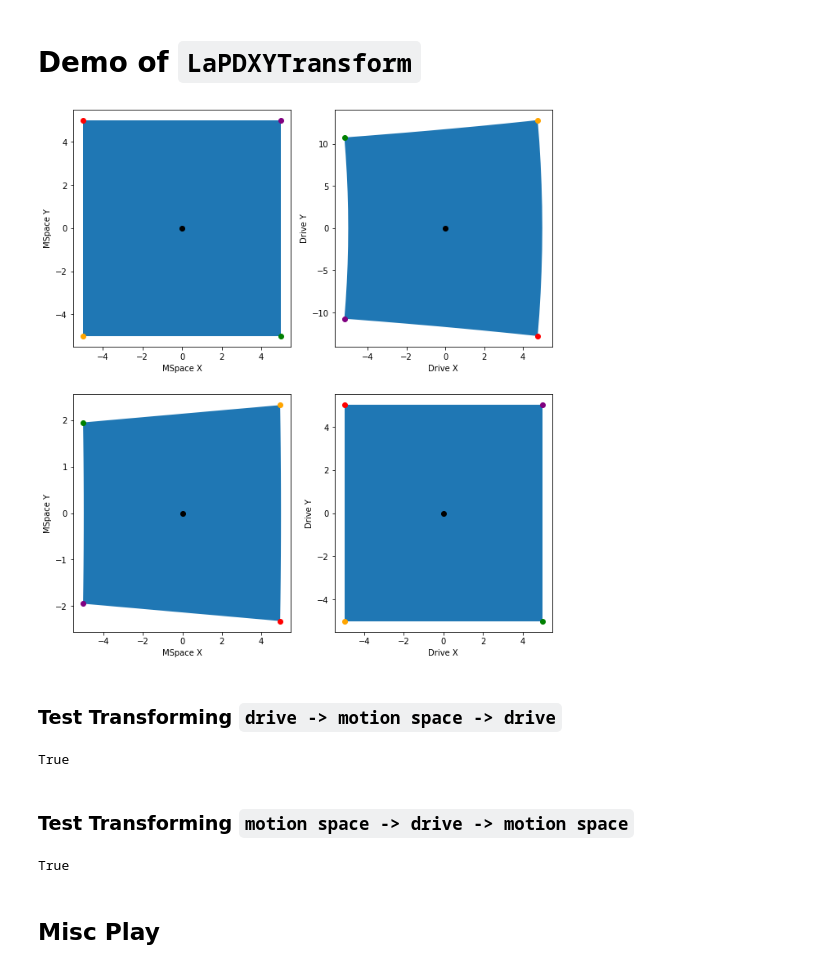
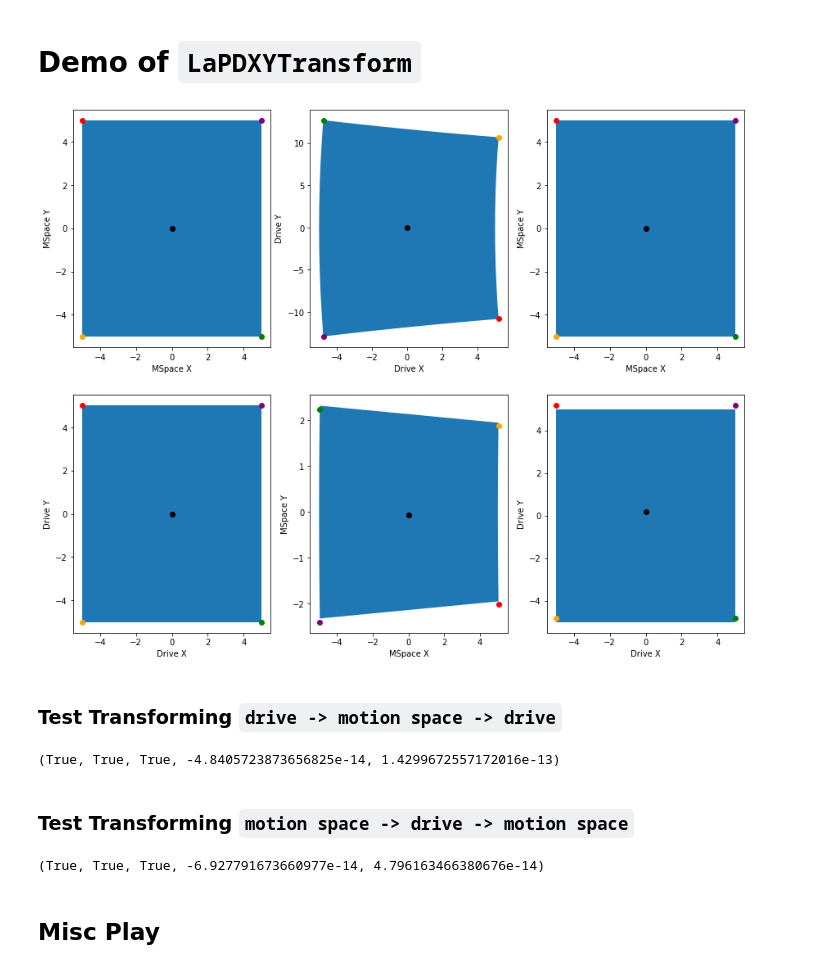
Before and after one commit to BaPSF/bapsf_motion, a Jupyter notebook: docs/notebooks/transform/lapd_xy_transform.ipynb, the cells around one changed output. Drawn from its saved outputs; the diff is of its cells as text; code cells hidden in the pictures.

```diff
--- a/docs/notebooks/transform/lapd_xy_transform.ipynb
+++ b/docs/notebooks/transform/lapd_xy_transform.ipynb
@@ -24,17 +24,21 @@ tr = LaPDXYTransform(
     ("x", "y"),
     pivot_to_center=57.288,
     pivot_to_drive=134.0,
+    # probe_axis_offset=10.00125,
+    probe_axis_offset=20.16125,
 )
 # %%
 figwidth, figheight = plt.rcParams["figure.figsize"]
+figwidth = 1.4 * figwidth
 figheight = 2.0 * figheight
-fig, axs = plt.subplots(2, 2, figsize=[figwidth, figheight])
+fig, axs = plt.subplots(2, 3, figsize=[figwidth, figheight])
 
 axs[0,0].set_xlabel("MSpace X")
 axs[0,0].set_ylabel("MSpace Y")
 axs[0,1].set_xlabel("Drive X")
 axs[0,1].set_ylabel("Drive Y")
-
+axs[0,2].set_xlabel("MSpace X")
+axs[0,2].set_ylabel("MSpace Y")
 
 points = np.zeros((40, 2))
 points[0:10, 0] = np.linspace(-5, 5, num=10, endpoint=False)
@@ -47,9 +51,11 @@ points[30:40, 0] = -5 * np.ones(10)
 points[30:40, 1] = np.linspace(-5, 5, num=10, endpoint=False)
 
 dpoints = tr.convert(points, to_coords="drive")
+mpoints = tr.convert(dpoints, to_coords="motion_space")
 
 axs[0,0].fill(points[...,0], points[...,1])
 axs[0,1].fill(dpoints[...,0], dpoints[...,1])
+axs[0,2].fill(mpoints[...,0], mpoints[...,1])
 
 for pt, color in zip(
     [
@@ -62,63 +68,84 @@ for pt, color in zip(
     ["red", "orange", "green", "purple", "black"]
 ):
     dpt = tr.convert(pt, to_coords="drive")
+    mpt = tr.convert(dpt, to_coords="motion_space")
     axs[0,0].plot(pt[0], pt[1], 'o', color=color)
     axs[0,1].plot(dpt[0], dpt[1], 'o', color=color)
+    axs[0,2].plot(mpt[0], mpt[1], 'o', color=color)
 
 ##
 
-axs[1,0].set_xlabel("MSpace X")
-axs[1,0].set_ylabel("MSpace Y")
-axs[1,1].set_xlabel("Drive X")
-axs[1,1].set_ylabel("Drive Y")
-
+axs[1,0].set_xlabel("Drive X")
+axs[1,0].set_ylabel("Drive Y")
+axs[1,1].set_xlabel("MSpace X")
+axs[1,1].set_ylabel("MSpace Y")
+axs[1,2].set_xlabel("Drive X")
+axs[1,2].set_ylabel("Drive Y")
 
 points = np.zeros((40, 2))
 points[0:10, 0] = np.linspace(-5, 5, num=10, endpoint=False)
 points[0:10, 1] = 5 * np.ones(10)
 points[10:20, 0] = 5 * np.ones(10)
 points[10:20, 1] = np.linspace(5, -5, num=10, endpoint=False)
 points[20:30, 0] = np.linspace(5, -5, num=10, endpoint=False)
 points[20:30, 1] = -5 * np.ones(10)
 points[30:40, 0] = -5 * np.ones(10)
 points[30:40, 1] = np.linspace(-5, 5, num=10, endpoint=False)
 
 mpoints = tr.convert(points, to_coords="motion_space")
+dpoints = tr.convert(mpoints, to_coords="drive")
 
-axs[1,1].fill(points[...,0], points[...,1])
-axs[1,0].fill(mpoints[...,0], mpoints[...,1])
+axs[1,0].fill(points[...,0], points[...,1])
+axs[1,1].fill(mpoints[...,0], mpoints[...,1])
+axs[1,2].fill(dpoints[...,0], dpoints[...,1])
 
 for pt, color in zip(
     [
         [-5, 5],
         [-5, -5],
         [5, -5],
         [5, 5],
         [0, 0]
     ],
     ["red", "orange", "green", "purple", "black"]
 ):
     mpt = tr.convert(pt, to_coords="motion_space")
-    axs[1,0].plot(mpt[0], mpt[1], 'o', color=color)
-    axs[1,1].plot(pt[0], pt[1], 'o', color=color)
+    dpt = tr.convert(mpt, to_coords="drive")
+    axs[1,0].plot(pt[0], pt[1], 'o', color=color)
+    axs[1,1].plot(mpt[0], mpt[1], 'o', color=color)
+    axs[1,2].plot(dpt[0], dpt[1], 'o', color=color)
 # %% [output]
-[figure, old version]
+[figure, new version]
 # %% [markdown]
 ### Test Transforming `drive -> motion space -> drive`
 # %%
 mpoints = tr.convert(points, to_coords="motion_space")
 dpoints = tr.convert(mpoints, to_coords="drive")
-np.allclose(dpoints, points)
+
+(
+    np.allclose(dpoints, points),
+    np.allclose(dpoints[...,0], points[...,0]),
+    np.allclose(dpoints[...,1], points[...,1]),
+    np.min(dpoints - points),
+    np.max(dpoints - points),
+)
 # %% [output]
-True
+(True, True, True, -4.8405723873656825e-14, 1.4299672557172016e-13)
 # %% [markdown]
 ### Test Transforming `motion space -> drive -> motion space`
 # %%
 dpoints = tr.convert(points, to_coords="drive")
 mpoints = tr.convert(dpoints, to_coords="motion_space")
-np.allclose(mpoints, points)
+
+(
+    np.allclose(mpoints, points),
+    np.allclose(mpoints[...,0], points[...,0]),
+    np.allclose(mpoints[...,1], points[...,1]),
+    np.min(mpoints - points),
+    np.max(mpoints - points),
+)
 # %% [output]
-True
+(True, True, True, -6.927791673660977e-14, 4.796163466380676e-14)
 # %% [markdown]
 ## Misc Play
 # %%
```
